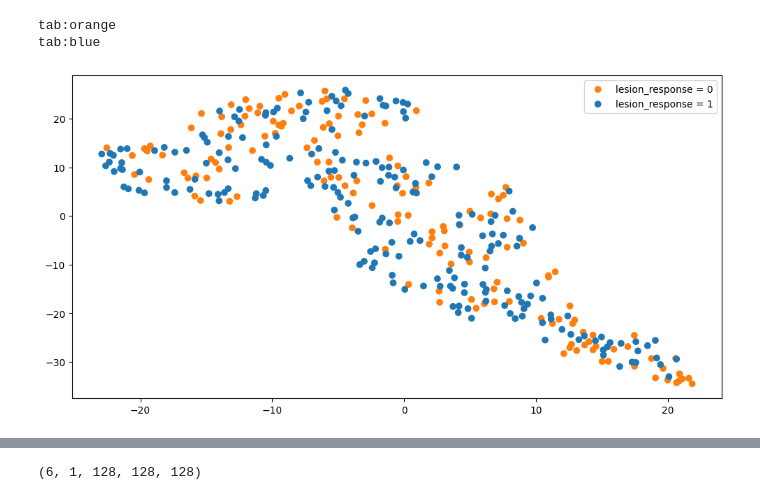
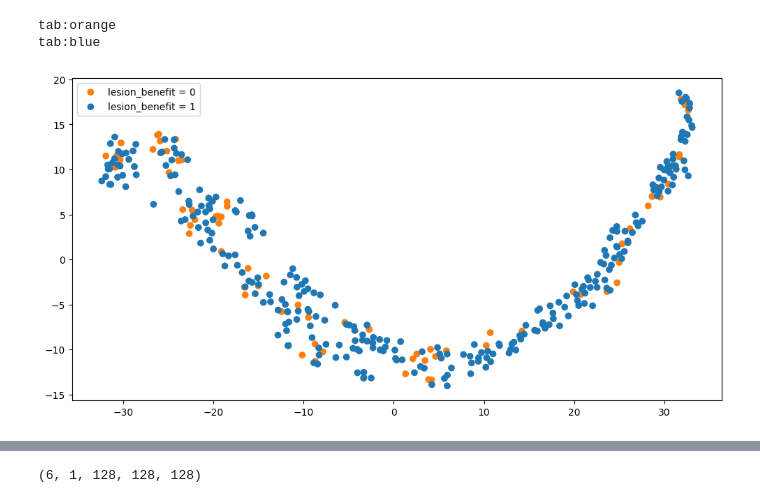
Before and after one commit to RensterMaat/premium_dl_ct, a Jupyter notebook: 01_explore.ipynb, the cells around one changed output, grey strips where cells are left out. Saved outputs shown, nothing was run; the diff lists cells and outputs as text; code cells hidden in the pictures.

```diff
--- a/01_explore.ipynb
+++ b/01_explore.ipynb
@@ -359,0 +172,2 @@ fig.show()
+# %%
+results = results.dropna(subset=['dcb'])
@@ -359,0 +180,27 @@ fig.show()
+# %%
+from sklearn.metrics import roc_auc_score
+
+predictor1 = 'clinical_preds'
+predictor2 = 'combination_preds'
+
+def auc_diff(predictor1, predictor2, subset):
+    auc1 = roc_auc_score(subset[target], subset[predictor1])
+    auc2 = roc_auc_score(subset[target], subset[predictor2])
+
+    return auc1 - auc2
+
+center_vs_auc = {}
+center_vs_std = {}
+
+for center in CENTERS:
+    subset = results[results.center == center]
+
+    center_vs_auc[center] = auc_diff(predictor1, predictor2, subset)
+
+    bootstrapped_aucs = []
+    for _ in range(1000):
+        bootstrap = subset.sample(len(subset), replace=True)
+        diff = auc_diff(predictor1, predictor2, bootstrap)
+        bootstrapped_aucs.append(diff)
+
+    center_vs_std[center] = np.std(bootstrapped_aucs)
@@ -359,0 +245,2 @@ fig.show()
+# %%
+results = results.dropna(subset=['dcb'])
@@ -365,13 +330,13 @@ import torch.nn as nn
 from pathlib import Path
 
 
-sweep_id = '1gg58uu2'
+sweep_id = '8fki21ur'
 fold_vs_id = get_fold_vs_run_ids(sweep_id)
 
 test_center = 'umcg'
 fold = 0
 
-run_id = fold_vs_id[test_center][fold]
+run_id = fold_vs_id[test_center][fold][1]
 model = TrainedModel(run_id, '/dev/zero', fold)
 
 class Identity(nn.Module):
@@ -392,7 +357,7 @@ mock_wandb_config = Config(
     test_center=test_center,
     max_batch_size=6,
     inner_fold=0,
-    lesion_target='lesion_response',
+    lesion_target='lesion_benefit',
     sampler='vanilla',
     augmentation_noise_std=0.001
 )
@@ -417,31 +382,31 @@ for batch in dl:
 # %%
 from sklearn.manifold import TSNE
 import matplotlib.pyplot as plt
 
 lesion_fu = pd.read_csv(lesion_level_labels_csv, sep=';').set_index('lesion')
 
-df = df.join(lesion_fu[['organ','lesion_response']])
+df = df.join(lesion_fu[['lesion_benefit','organ']])
 feature_columns = [f'feature{f}' for f in range(2048)]
 
 tsne = TSNE(n_components=2)
 
 tsne_results = tsne.fit_transform(df[feature_columns])
 
-groupby = 'lesion_response'
+groupby = 'lesion_benefit'
 colors = {
     0:'tab:orange',
     1:'tab:blue'
 }
 
 plt.figure(figsize=(12,6))
 for group, color in colors.items():
     print(color)
 
     results = tsne_results[df[groupby] == group]
     plt.scatter(results[:,0], results[:,1], c=[color] * len(results), label=f'{groupby} = {group}')
 plt.legend()
 plt.show()
 # %% [output]
 tab:orange
 tab:blue
-[figure, old version]
+[figure, new version]
```
Also changed, not shown: parts of 28 cells of this notebook, 28 other files.
